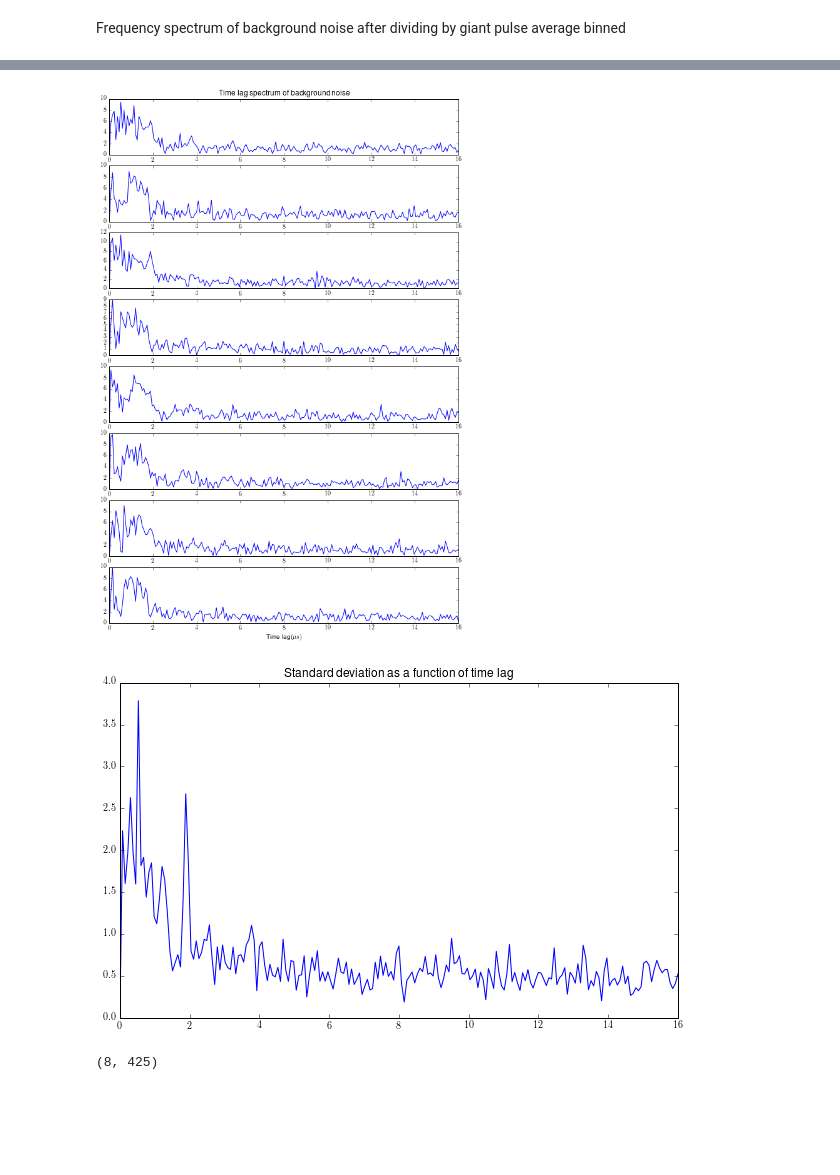
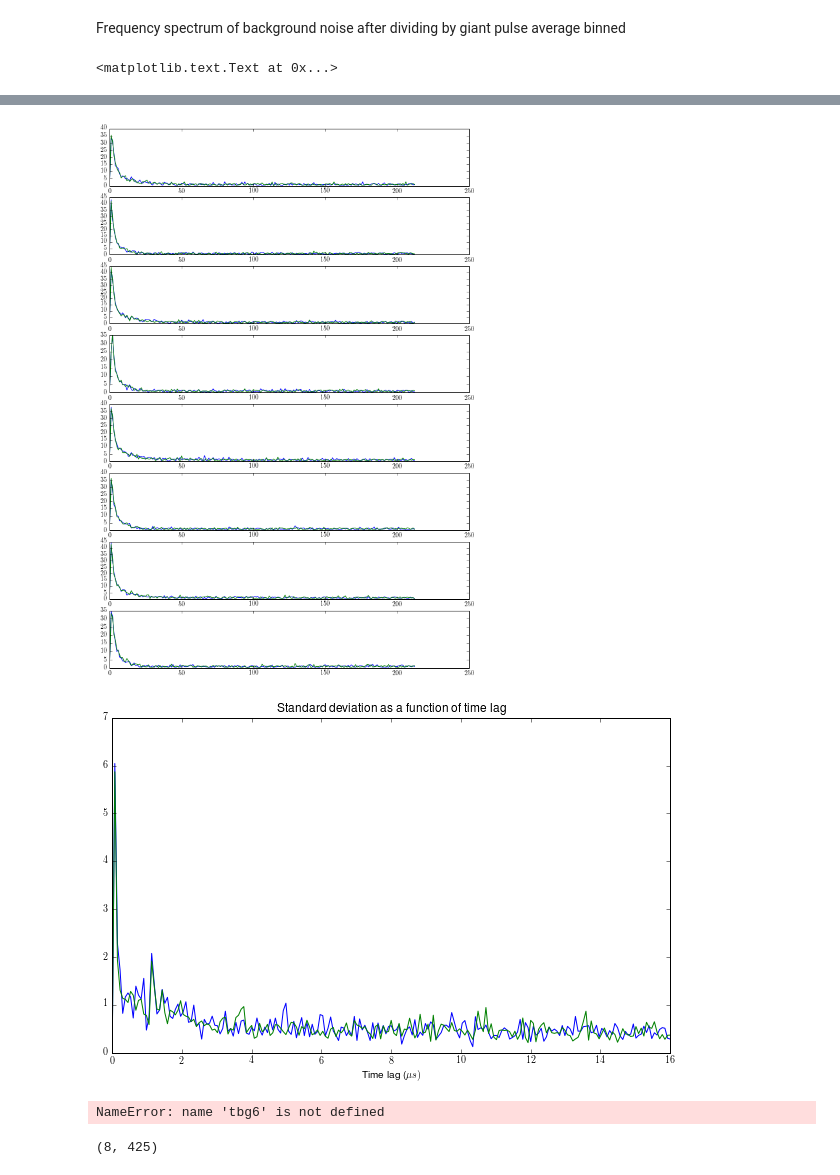
Before and after one commit to xiaozhengxu/scint_analysis, a Jupyter notebook: EVN_crab/GP_baseband.ipynb, the cells around one changed output, grey strips where cells are left out. Saved outputs shown, nothing was run; the diff lists cells and outputs as text; code cells hidden in the pictures; blank space fills up the shorter version.

```diff
--- a/EVN_crab/GP_baseband.ipynb
+++ b/EVN_crab/GP_baseband.ipynb
@@ -261,18 +261,19 @@ Populating the interactive namespace from numpy and matplotlib
 WARNING: pylab import has clobbered these variables: ['correlate', 'f', 'text', 'rc', 'size']
 `%matplotlib` prevents importing * from pylab and numpy
 # %%
-def find_std(tgp):
-    stda=np.std(abs(tgp),axis=0)
-    figure(figsize=(10,6))
-    plot(np.linspace(0,16,213),stda)
-    title('Standard deviation as a function of time lag')
+def find_std(tgp,draw = 1):
+    stda=np.std(tgp,axis=0)
+    return stda
+    if draw ==1:
+        figure(figsize=(10,6))
+        plot(np.linspace(0,16,213),stda)
+        title('Standard deviation as a function of time lag')
+        xlabel('Time lag (\mu s)')
 # %%
 gpab=np.load('./figures/correlation_coeff/gpa_smoothed.npy')
 # %% [markdown]
 Use code below for plotting anything with 8 bands
 # %%
-f,axarr=plt.subplots(8,1,figsize=(10,15))
-for i in range(8):axarr[i].plot(gpab[i])
-fbg6d,fbg6=process_freq_spec(bg6)
 # f,axarr=plt.subplots(8,1,figsize=(10,15))
-# for i in range(8):axarr[i].plot(fbg6[i])
+# for i in range(8):axarr[i].plot(gpab[i])
+plt.show()
@@ -294,8 +296,32 @@ for i in range(8):
     axarr[i].plot(bga[i])
     #xarr[i].plot(fbg[i])
 '''
+# fbg6d,fbg6=process_freq_spec(bg6) #plots fbg6, not divided by background freq
+# fbg99d,fbg99=process_freq_spec(bg99)
 
-fbg6=process_freq_spec(bg6)
-tbg6=transform_to_timelag(fbg6)
-tbgstd=find_std(tbg6)
+
+tbg6=transform_to_timelag(fbg6,draw = 0)
+tbg99=transform_to_timelag(fbg99,draw = 0)
+tbg6std=find_std(tbg6,draw = 0)
+tbg99std= find_std(tbg99, draw = 0)
+
+#plot frequency spectres:
+f,axarr=plt.subplots(8,1,figsize=(10,15))
+for i in range(8):
+    axarr[i].plot(fbg6[i])
+    axarr[i].plot(fbg99[i])
+
+#plot time lag spectres
+f,axarr=plt.subplots(8,1,figsize=(10,15))
+for i in range(8):
+    axarr[i].plot(abs(tbg6[i]))
+    axarr[i].plot(abs(tbg99[i]))
+
+#plot standard deviations
+figure(figsize=(10,6))
+plot(np.linspace(0,16,213),tbg6std)
+plot(np.linspace(0,16,213),tbg99std)
+title('Standard deviation as a function of time lag')
+xlabel('Time lag (\mu s)')
 # %% [output]
+<matplotlib.text.Text at 0x...>
@@ -303,5 +329,9 @@ tbgstd=find_std(tbg6)
-[figure, old version]
+[figure, new version]
-[figure, old version]
+[figure, new version]
+# %%
+tbg6
+# %% [output]
+NameError: name 'tbg6' is not defined
 # %%
 #f,axarr=plt.subplots(8,1,figsize=(10,15))
 #for i in range(8):axarr[i].plot(gpab[i])
```
Also changed, not shown: parts of 10 cells of this notebook, 19 other files.
